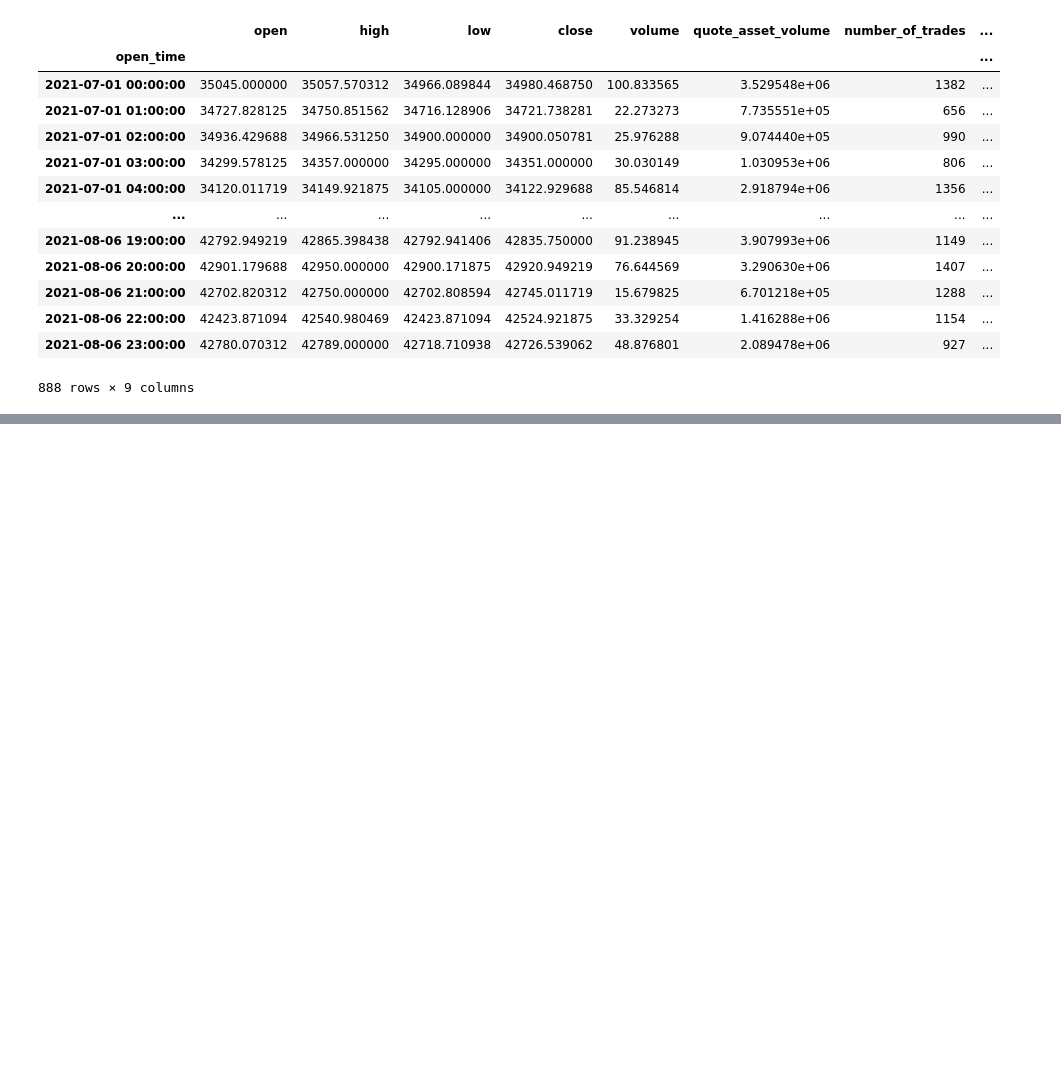
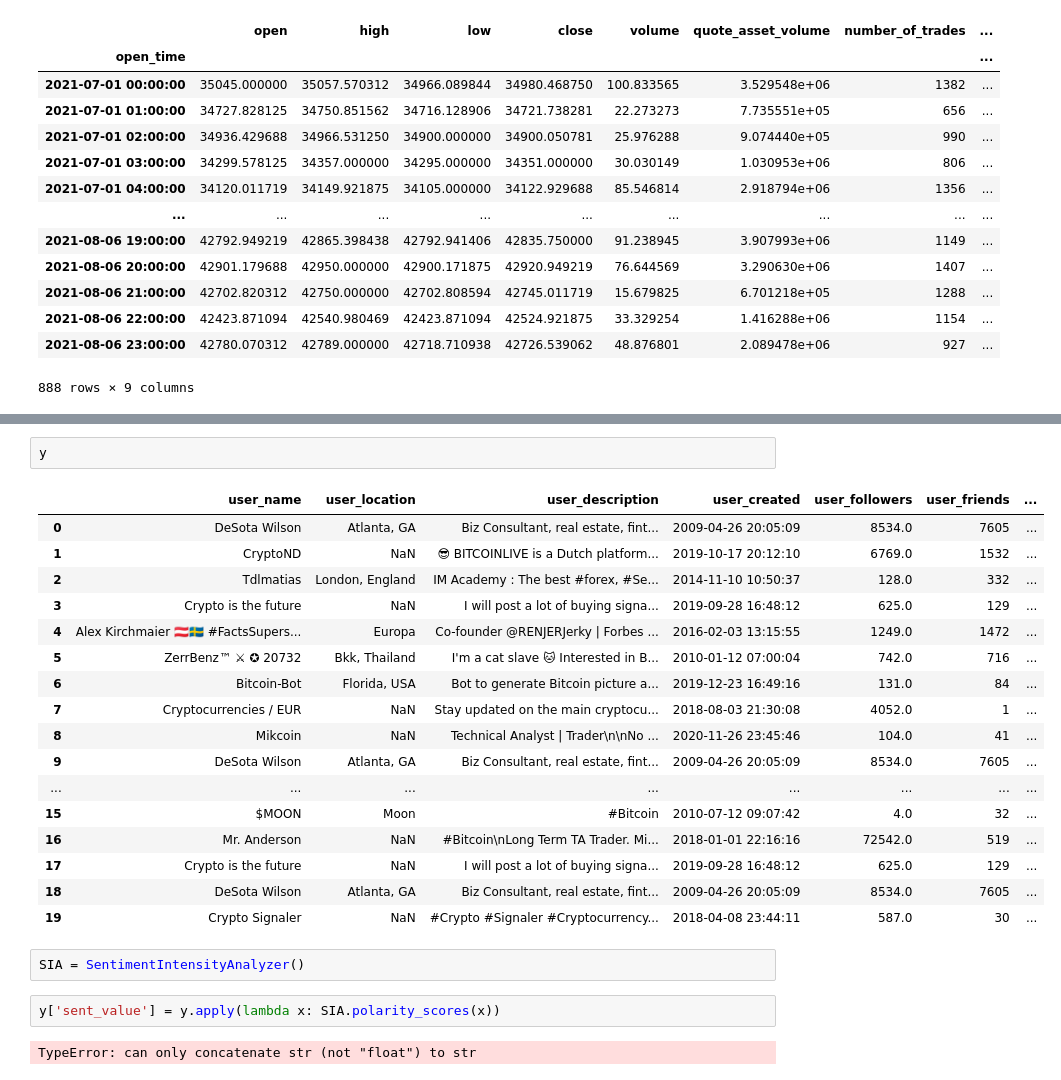
Before and after one commit to dhalatsis/twitter-sentiment-analysis, a Jupyter notebook: process_tweets.ipynb, the cells around one changed output, grey strips where cells are left out. Saved outputs shown, nothing was run; the diff lists cells and outputs as text; blank space fills up the shorter version.

```diff
--- a/process_tweets.ipynb
+++ b/process_tweets.ipynb
@@ -100,0 +94,26 @@ z
+# %%
+y
+# %% [output]
+|  | user_name | user_location | user_description | user_created | user_followers | user_friends | ... |
+| 0 | DeSota Wilson | Atlanta, GA | Biz Consultant, real estate, fint... | 2009-04-26 20:05:09 | 8534.0 | 7605 | ... |
+| 1 | CryptoND | NaN | 😎 BITCOINLIVE is a Dutch platform... | 2019-10-17 20:12:10 | 6769.0 | 1532 | ... |
+| 2 | Tdlmatias | London, England | IM Academy : The best #forex, #Se... | 2014-11-10 10:50:37 | 128.0 | 332 | ... |
+| 3 | Crypto is the future | NaN | I will post a lot of buying signa... | 2019-09-28 16:48:12 | 625.0 | 129 | ... |
+| 4 | Alex Kirchmaier 🇦🇹🇸🇪 #FactsSupers... | Europa | Co-founder @RENJERJerky | Forbes ... | 2016-02-03 13:15:55 | 1249.0 | 1472 | ... |
+| 5 | ZerrBenz™ ⚔ ✪ 20732 | Bkk, Thailand | I'm a cat slave 🐱 Interested in B... | 2010-01-12 07:00:04 | 742.0 | 716 | ... |
+| 6 | Bitcoin-Bot | Florida, USA | Bot to generate Bitcoin picture a... | 2019-12-23 16:49:16 | 131.0 | 84 | ... |
+| 7 | Cryptocurrencies / EUR | NaN | Stay updated on the main cryptocu... | 2018-08-03 21:30:08 | 4052.0 | 1 | ... |
+| 8 | Mikcoin | NaN | Technical Analyst | Trader\n\nNo ... | 2020-11-26 23:45:46 | 104.0 | 41 | ... |
+| 9 | DeSota Wilson | Atlanta, GA | Biz Consultant, real estate, fint... | 2009-04-26 20:05:09 | 8534.0 | 7605 | ... |
+| ... | ... | ... | ... | ... | ... | ... | ... |
+| 15 | $MOON | Moon | #Bitcoin | 2010-07-12 09:07:42 | 4.0 | 32 | ... |
+| 16 | Mr. Anderson | NaN | #Bitcoin\nLong Term TA Trader. Mi... | 2018-01-01 22:16:16 | 72542.0 | 519 | ... |
+| 17 | Crypto is the future | NaN | I will post a lot of buying signa... | 2019-09-28 16:48:12 | 625.0 | 129 | ... |
+| 18 | DeSota Wilson | Atlanta, GA | Biz Consultant, real estate, fint... | 2009-04-26 20:05:09 | 8534.0 | 7605 | ... |
+| 19 | Crypto Signaler | NaN | #Crypto #Signaler #Cryptocurrency... | 2018-04-08 23:44:11 | 587.0 | 30 | ... |
+# %%
+SIA = SentimentIntensityAnalyzer()
+# %%
+y['sent_value'] = y.apply(lambda x: SIA.polarity_scores(x))
+# %% [output]
+TypeError: can only concatenate str (not "float") to str
```
Also changed, not shown: parts of 11 cells of this notebook, 7 other files.
